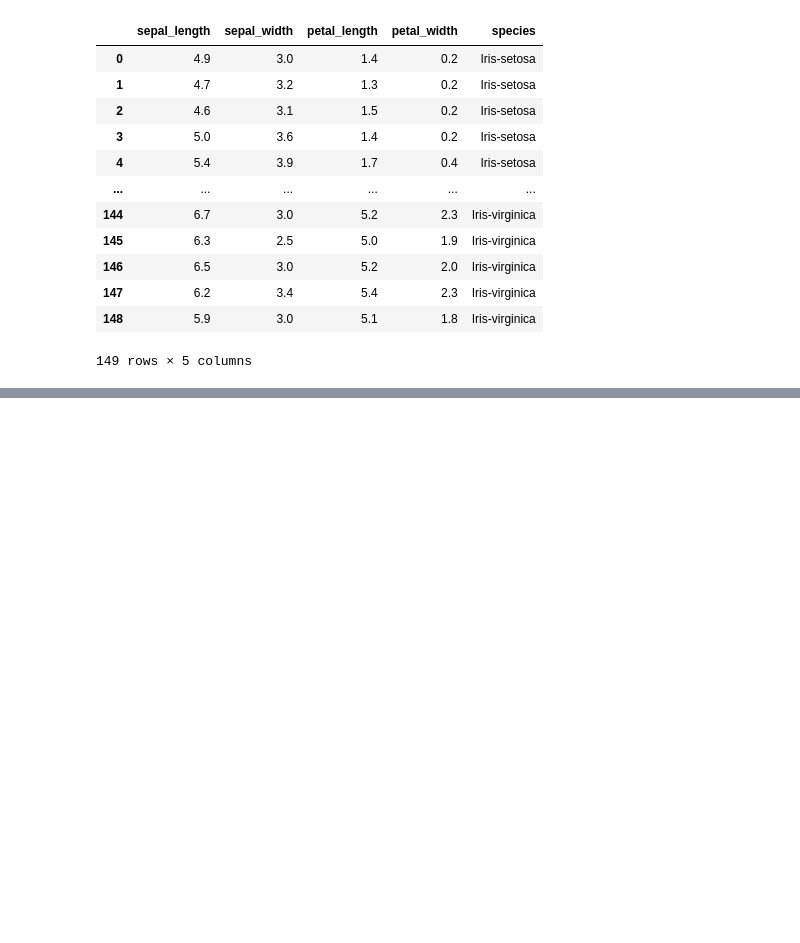
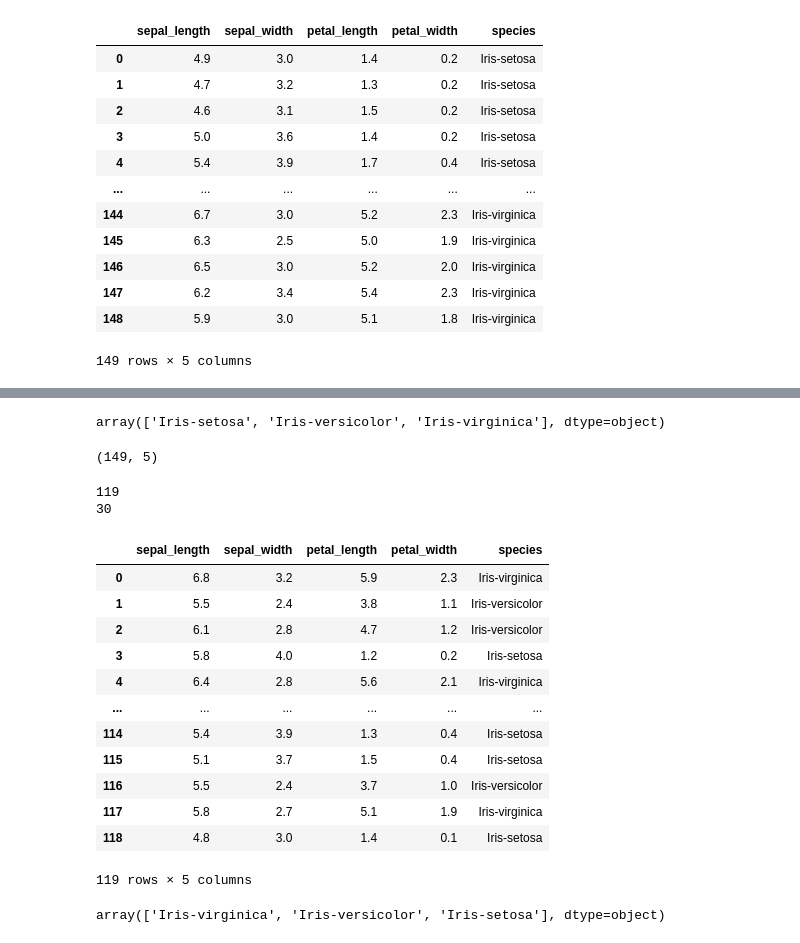
Before and after one commit to Lunchb0ne/CO327-ML, a Jupyter notebook: experiment3.ipynb, the cells around one changed output, grey strips where cells are left out. Cells and saved outputs as stored; diff of their text form; code cells hidden in the pictures; blank space fills up the shorter version.

```diff
--- a/experiment3.ipynb
+++ b/experiment3.ipynb
@@ -50,0 +54,39 @@ class Node:
+# %%
+iris_set['species'].unique()
+# %% [output]
+array(['Iris-setosa', 'Iris-versicolor', 'Iris-virginica'], dtype=object)
+# %%
+iris_set.shape
+# %% [output]
+(149, 5)
+# %%
+#split training and testing dataset
+train, test = train_test_split(iris_set,test_size=0.2)
+# %%
+print(len(train))
+print(len(test))
+train.reset_index(inplace=True, drop=True)
+test.reset_index(inplace=True, drop=True)
+# %% [output]
+119
+30
+# %%
+train
+# %% [output]
+|  | sepal_length | sepal_width | petal_length | petal_width | species |
+| 0 | 6.8 | 3.2 | 5.9 | 2.3 | Iris-virginica |
+| 1 | 5.5 | 2.4 | 3.8 | 1.1 | Iris-versicolor |
+| 2 | 6.1 | 2.8 | 4.7 | 1.2 | Iris-versicolor |
+| 3 | 5.8 | 4.0 | 1.2 | 0.2 | Iris-setosa |
+| 4 | 6.4 | 2.8 | 5.6 | 2.1 | Iris-virginica |
+| ... | ... | ... | ... | ... | ... |
+| 114 | 5.4 | 3.9 | 1.3 | 0.4 | Iris-setosa |
+| 115 | 5.1 | 3.7 | 1.5 | 0.4 | Iris-setosa |
+| 116 | 5.5 | 2.4 | 3.7 | 1.0 | Iris-versicolor |
+| 117 | 5.8 | 2.7 | 5.1 | 1.9 | Iris-virginica |
+| 118 | 4.8 | 3.0 | 1.4 | 0.1 | Iris-setosa |
+119 rows × 5 columns
+# %%
+train['species'].unique()
+# %% [output]
+array(['Iris-virginica', 'Iris-versicolor', 'Iris-setosa'], dtype=object)
```
Also changed, not shown: parts of 10 cells of this notebook, 4 other files.
